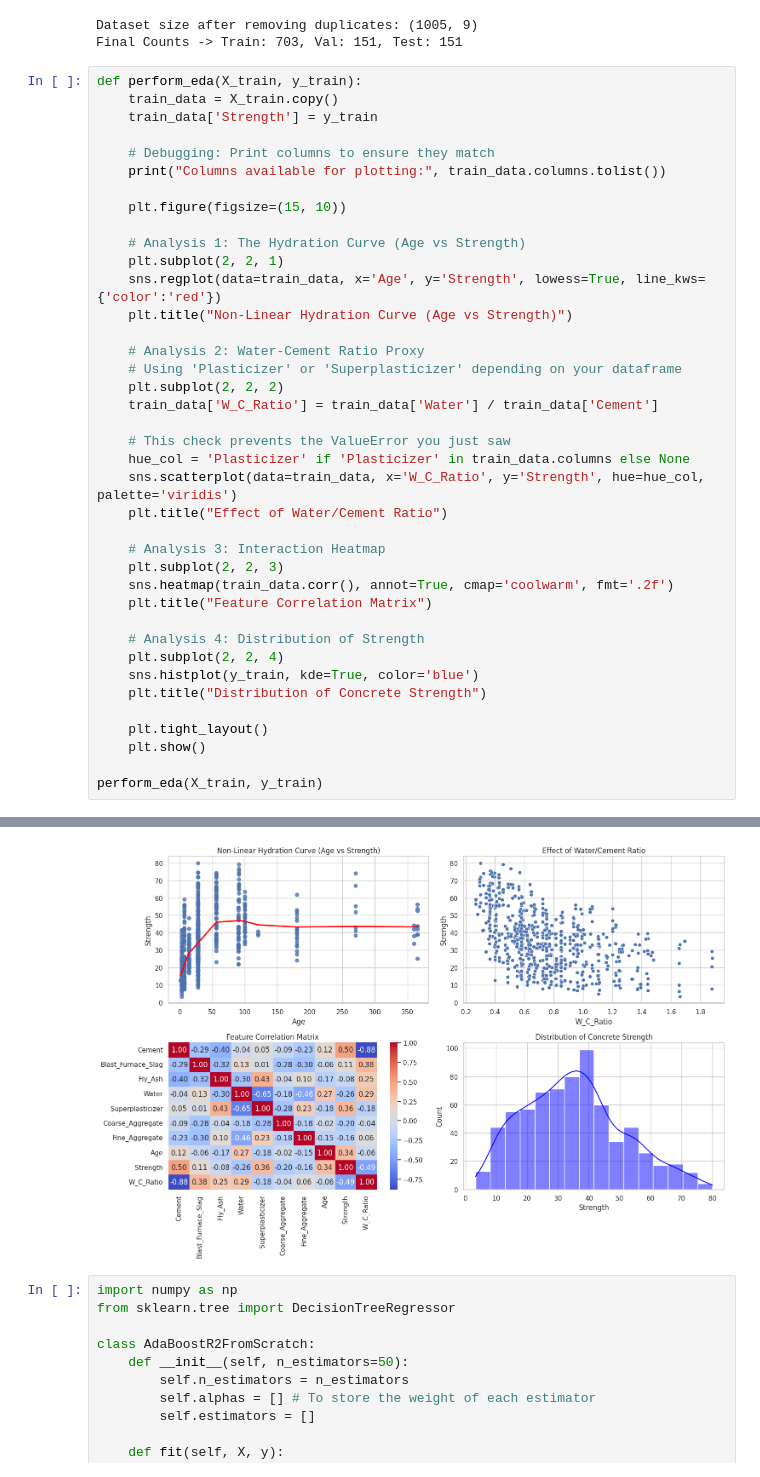
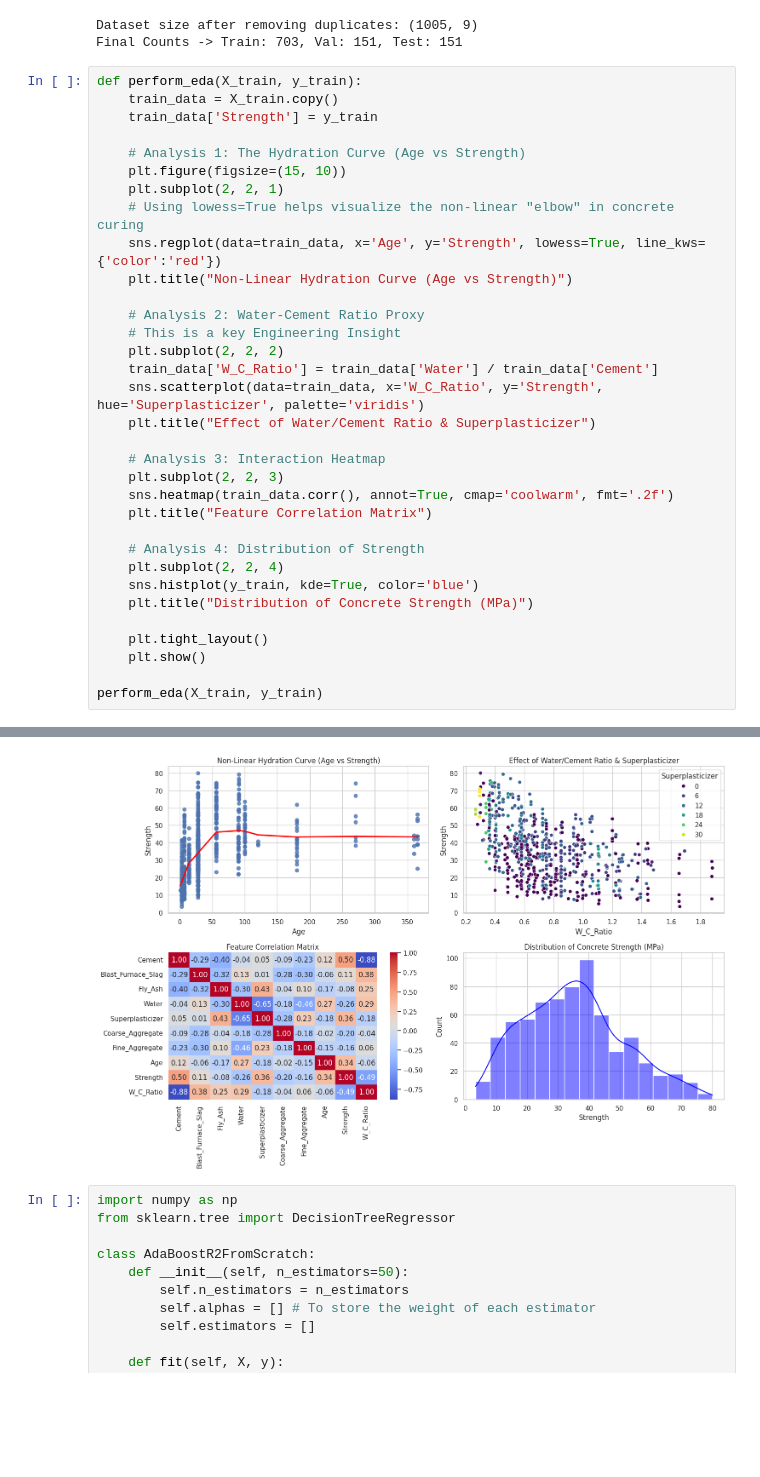
Before and after one commit to akshayaaa727/GC-task-2026, a Jupyter notebook: gc_data_analytics_task.ipynb, the cells around one changed output, grey strips where cells are left out. Cells and saved outputs as stored; diff of their text form; blank space fills up the shorter version.

```diff
--- a/gc_data_analytics_task.ipynb
+++ b/gc_data_analytics_task.ipynb
@@ -105,25 +105,19 @@ def perform_eda(X_train, y_train):
     train_data = X_train.copy()
     train_data['Strength'] = y_train
 
-    # Debugging: Print columns to ensure they match
-    print("Columns available for plotting:", train_data.columns.tolist())
-
+    # Analysis 1: The Hydration Curve (Age vs Strength)
     plt.figure(figsize=(15, 10))
-
-    # Analysis 1: The Hydration Curve (Age vs Strength)
     plt.subplot(2, 2, 1)
+    # Using lowess=True helps visualize the non-linear "elbow" in concrete curing
     sns.regplot(data=train_data, x='Age', y='Strength', lowess=True, line_kws={'color':'red'})
     plt.title("Non-Linear Hydration Curve (Age vs Strength)")
 
     # Analysis 2: Water-Cement Ratio Proxy
-    # Using 'Plasticizer' or 'Superplasticizer' depending on your dataframe
+    # This is a key Engineering Insight
     plt.subplot(2, 2, 2)
     train_data['W_C_Ratio'] = train_data['Water'] / train_data['Cement']
-
-    # This check prevents the ValueError you just saw
-    hue_col = 'Plasticizer' if 'Plasticizer' in train_data.columns else None
-    sns.scatterplot(data=train_data, x='W_C_Ratio', y='Strength', hue=hue_col, palette='viridis')
-    plt.title("Effect of Water/Cement Ratio")
+    sns.scatterplot(data=train_data, x='W_C_Ratio', y='Strength', hue='Superplasticizer', palette='viridis')
+    plt.title("Effect of Water/Cement Ratio & Superplasticizer")
 
     # Analysis 3: Interaction Heatmap
     plt.subplot(2, 2, 3)
@@ -133,7 +127,7 @@ def perform_eda(X_train, y_train):
     # Analysis 4: Distribution of Strength
     plt.subplot(2, 2, 4)
     sns.histplot(y_train, kde=True, color='blue')
-    plt.title("Distribution of Concrete Strength")
+    plt.title("Distribution of Concrete Strength (MPa)")
 
     plt.tight_layout()
     plt.show()
@@ -144,4 +137,4 @@ Columns available for plotting: ['Cement', 'Blast_Furnace_Slag', 'Fly_Ash', 'Wat
-[figure, old version]
+[figure, new version]
 # %%
 import numpy as np
 from sklearn.tree import DecisionTreeRegressor
```
Also changed, not shown: parts of 1 cell of this notebook.
